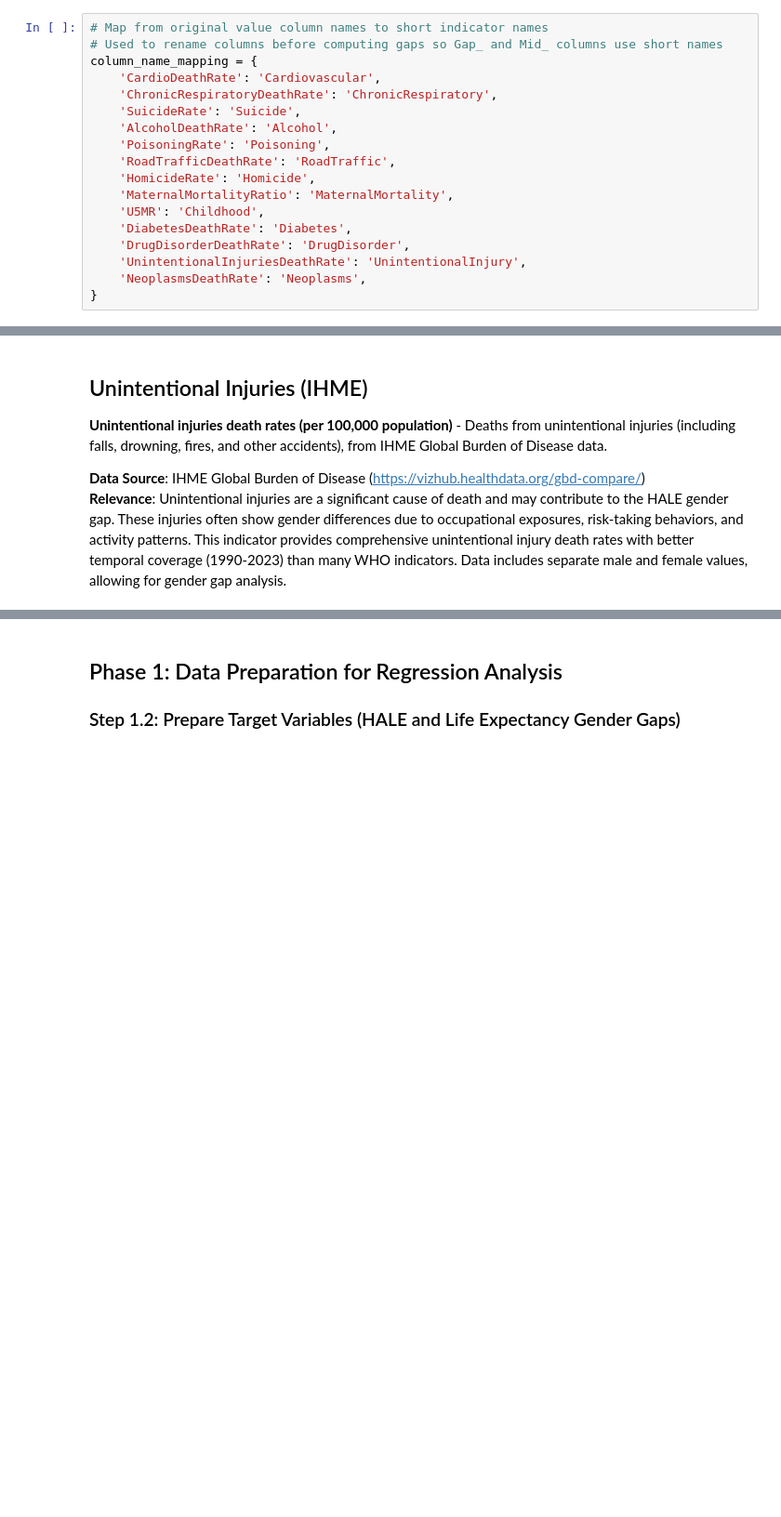
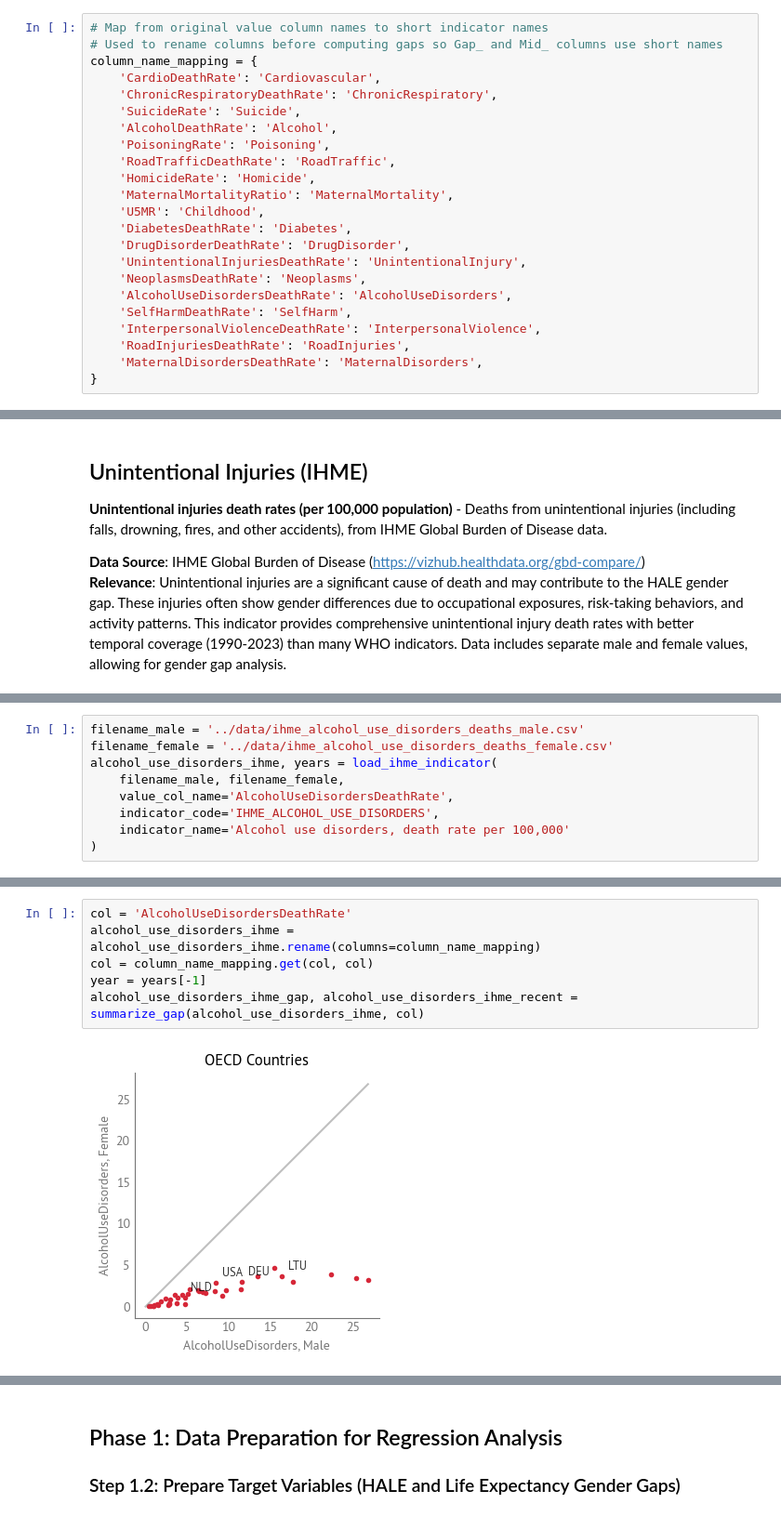
Before and after one commit to AllenDowney/EqualityWEF, a Jupyter notebook: HALE/eda.ipynb, the cells around one changed output, grey strips where cells are left out. Shown at 93% size. Saved outputs shown, nothing was run; the diff lists cells and outputs as text; blank space fills up the shorter version.

Commit message:
Adding more IMHE indicators

```diff
--- a/HALE/eda.ipynb
+++ b/HALE/eda.ipynb
@@ -362,6 +362,11 @@ column_name_mapping = {
     'DrugDisorderDeathRate': 'DrugDisorder',
     'UnintentionalInjuriesDeathRate': 'UnintentionalInjury',
     'NeoplasmsDeathRate': 'Neoplasms',
+    'AlcoholUseDisordersDeathRate': 'AlcoholUseDisorders',
+    'SelfHarmDeathRate': 'SelfHarm',
+    'InterpersonalViolenceDeathRate': 'InterpersonalViolence',
+    'RoadInjuriesDeathRate': 'RoadInjuries',
+    'MaternalDisordersDeathRate': 'MaternalDisorders',
 }
 # %% [markdown]
 ## WHO HALE data
@@ -902,0 +1413,9 @@ plot_distributions(unintentional_injuries_ihme_recent)
+# %%
+filename_male = '../data/ihme_alcohol_use_disorders_deaths_male.csv'
+filename_female = '../data/ihme_alcohol_use_disorders_deaths_female.csv'
+alcohol_use_disorders_ihme, years = load_ihme_indicator(
+    filename_male, filename_female,
+    value_col_name='AlcoholUseDisordersDeathRate',
+    indicator_code='IHME_ALCOHOL_USE_DISORDERS',
+    indicator_name='Alcohol use disorders, death rate per 100,000'
+)
@@ -902,0 +1436,8 @@ plot_distributions(unintentional_injuries_ihme_recent)
+# %%
+col = 'AlcoholUseDisordersDeathRate'
+alcohol_use_disorders_ihme = alcohol_use_disorders_ihme.rename(columns=column_name_mapping)
+col = column_name_mapping.get(col, col)
+year = years[-1]
+alcohol_use_disorders_ihme_gap, alcohol_use_disorders_ihme_recent = summarize_gap(alcohol_use_disorders_ihme, col)
+# %% [output]
+[figure, added]
```
Also changed, not shown: parts of 103 cells of this notebook, 5 other files.
